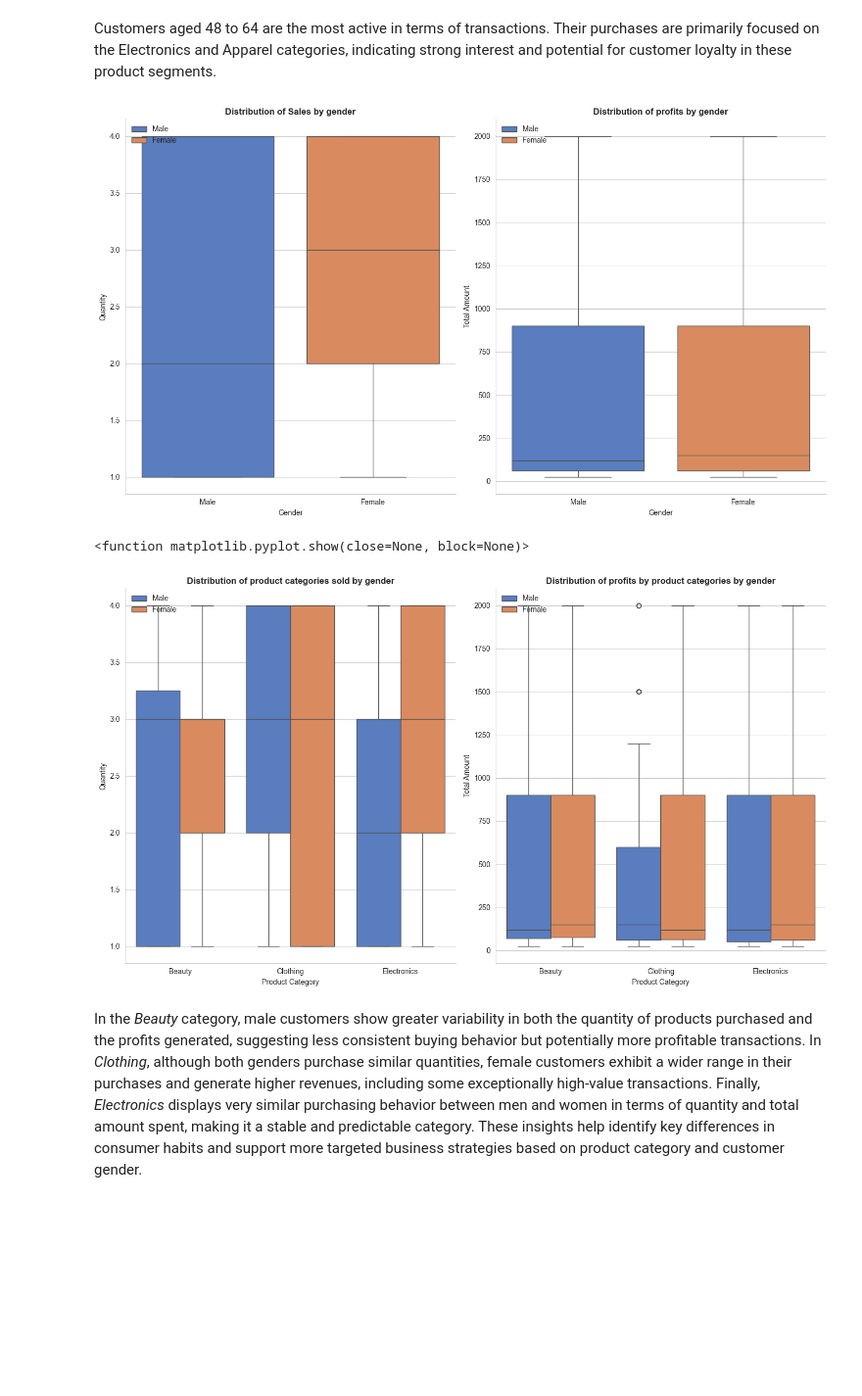
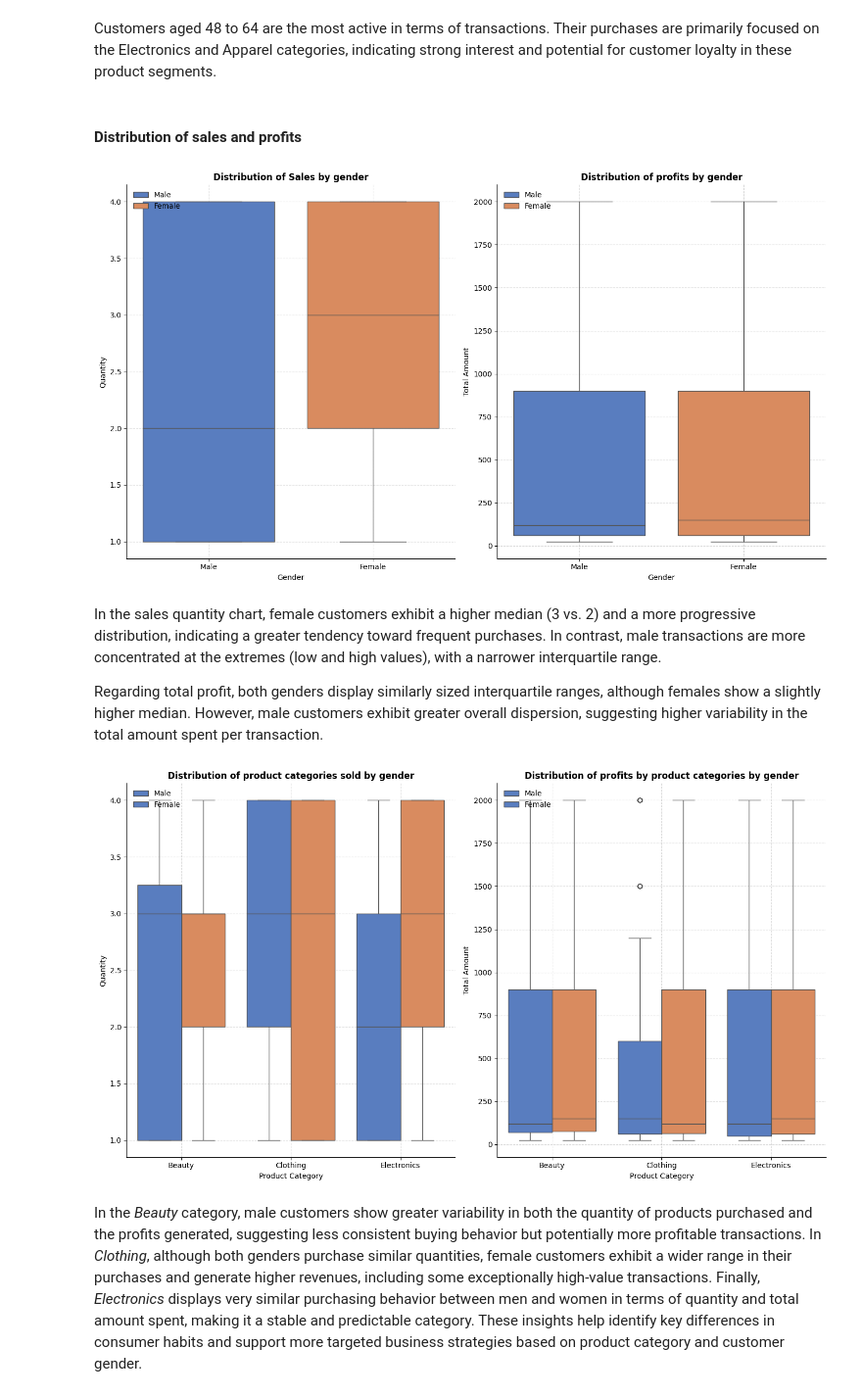
Before and after one commit to SHIro12211/Online-Store, a Jupyter notebook: notebooks/EDA.ipynb, the cells around one changed output. Shown: that part at 98% size. Cells and saved outputs as stored; diff of their text form; code cells hidden in the pictures; blank space fills up the shorter version.

```diff
--- a/notebooks/EDA.ipynb
+++ b/notebooks/EDA.ipynb
@@ -201,6 +201,7 @@ def setting_styles(ax, title, labels_leyend=None):
     ax.set_title(title, fontsize=12,fontweight='bold')
     ax.spines['top'].set_visible(False)
     ax.spines['right'].set_visible(False)
+    ax.grid(True, which='major', linestyle='--', linewidth=0.8, color='gray', alpha=0.3)
     if labels_leyend:
         ax.legend(loc='upper left', fontsize=10, frameon=False, labels=labels_leyend)
     else:
@@ -231,7 +232,7 @@ for index, values in enumerate(list_data):
         df_sales['Product Category'],             # X-axis: product categories
         df_sales[values['y']],                    # Y-axis: values (quantity or amount)
         color=colors,                             # Bar colors
-        label=df_sales['Product Category']        # Labels (optional here)
+        label=df_sales['Product Category']        # Labels
     )
 
     # Apply consistent title and style using custom function
@@ -240,10 +241,12 @@ for index, values in enumerate(list_data):
     if values['y'] == 'Total Amount':
         # Format revenue values with dollar sign and commas
         labels = [f"${v:,.2f}" for v in df_sales['Total Amount']]
+        ax[index].set_ylabel("Profits")
     else:
         # Format quantity values with "unit" suffix
         labels = [f"{v} unit" for v in df_sales['Quantity']]
-
+        ax[index].set_ylabel("Quantity")
+    ax[index].set_xlabel("Category Products")
     # Display value labels on top of each bar
     ax[index].bar_label(bar, labels=labels)
 
@@ -345,8 +343,9 @@ These trends suggest seasonal demand patterns and highlight electronics as the m
 # %% [markdown]
 We lost the Gender column when finding the categorical variables, but now we need that data in a single column. The most practical thing would be to use a copy of the original data frame to recreate the column.
 # %%
-df_2023['Gender']=df_2023['Female'].apply(lambda x:  'Female' if x else 'Male')
-df_2023['Gender']
+df_2023_copy=df_2023.copy()#reuse the same variable for a copy of the data frame
+df_2023_copy['Gender']=df_2023['Female'].apply(lambda x:  'Female' if x else 'Male')#Recreate the gender column
+df_2023_copy['Gender']
 # %% [output]
 Date
 2023-11-24      Male
@@ -448,12 +457,30 @@ display_countplot('Product Category', df_bc, 'Product Category','Senior customer
 
 
 Customers aged 48 to 64 are the most active in terms of transactions. Their purchases are primarily focused on the Electronics and Apparel categories, indicating strong interest and potential for customer loyalty in these product segments.
+# %% [markdown]
+#### Distribution of sales and profits
+# %%
+def display_boxplot(df,x_value, list_data):
+    for index, box in enumerate(list_data):
+        sns.boxplot(
+            x=x_value,  # X-axis: gender
+            y=box['y'], # Y-axis: values (quantity or amount)
+            data=df, #dataframe used
+            palette=colors, # Bar colors
+            hue='Gender', #color used by Gender
+            ax=ax[index] # Plot on the correct subplot
+            )
+        # Apply consistent styles (e.g., title, no top/right borders)
+        setting_styles(ax[index], box['title'], ['Male', 'Female'])
+    # Automatically adjust the layout to avoid overlaps
+    plt.tight_layout()
+    #display graph
+    plt.show()
 # %%
-
-df_2023['Gender']=df_2023['Female'].apply(lambda x:  'Female' if x else 'Male')
-
-fig, ax=plt.subplots(1,2,figsize=(14,8))
+fig, ax=plt.subplots(1,2,figsize=(14,8)) # 1 row, 2 columns of plots
+# Generate a list of colors based on the number of unique product categories
 colors=sns.color_palette('muted', n_colors=2)
+# Define the data and titles for each subplot: one for quantity, one for revenue
 list_data=[
     {
         'y':'Quantity',
@@ -464,33 +491,29 @@ list_data=[
         'title':'Distribution of profits by gender'
     }
 ]
-for index, box in enumerate(list_data):
-    sns.boxplot(x='Gender', y=box['y'], data=df_2023, palette=colors, hue='Gender', ax=ax[index])
-    setting_styles(ax[index], box['title'], ['Male', 'Female'])
-plt.tight_layout()
-plt.show()
+display_boxplot(df_2023_copy,'Gender', list_data)
 # %% [output]
-[figure, old version]
+[figure, new version]
+# %% [markdown]
+In the sales quantity chart, female customers exhibit a higher median (3 vs. 2) and a more progressive distribution, indicating a greater tendency toward frequent purchases. In contrast, male transactions are more concentrated at the extremes (low and high values), with a narrower interquartile range.
+
+Regarding total profit, both genders display similarly sized interquartile ranges, although females show a slightly higher median. However, male customers exhibit greater overall dispersion, suggesting higher variability in the total amount spent per transaction.
 # %%
-fig, ax=plt.subplots(1,2,figsize=(14,8))
+fig, ax=plt.subplots(1,2,figsize=(14,8)) # 1 row, 2 columns of plots
+# Define the data and titles for each subplot: one for quantity, one for revenue
 list_data=[
     {
         'y':'Quantity',
         'title':'Distribution of product categories sold by gender'
     },
     {
         'y':'Total Amount',
         'title':'Distribution of profits by product categories by gender'
     }
 ]
-for index, box in enumerate(list_data):
-    sns.boxplot(x='Product Category', y=box['y'], data=df_2023, palette=colors, hue='Gender', ax=ax[index])
-    setting_styles(ax[index], box['title'])
-plt.tight_layout()
-plt.show
+display_boxplot(df_2023_copy, 'Product Category', list_data)
 # %% [output]
-<function matplotlib.pyplot.show(close=None, block=None)>
-[figure, old version]
+[figure, new version]
 # %% [markdown]
 In the *Beauty* category, male customers show greater variability in both the quantity of products purchased and the profits generated, suggesting less consistent buying behavior but potentially more profitable transactions. In *Clothing*, although both genders purchase similar quantities, female customers exhibit a wider range in their purchases and generate higher revenues, including some exceptionally high-value transactions. Finally, *Electronics* displays very similar purchasing behavior between men and women in terms of quantity and total amount spent, making it a stable and predictable category. These insights help identify key differences in consumer habits and support more targeted business strategies based on product category and customer gender.
 # %%
```
Also changed, not shown: parts of 10 cells of this notebook.
